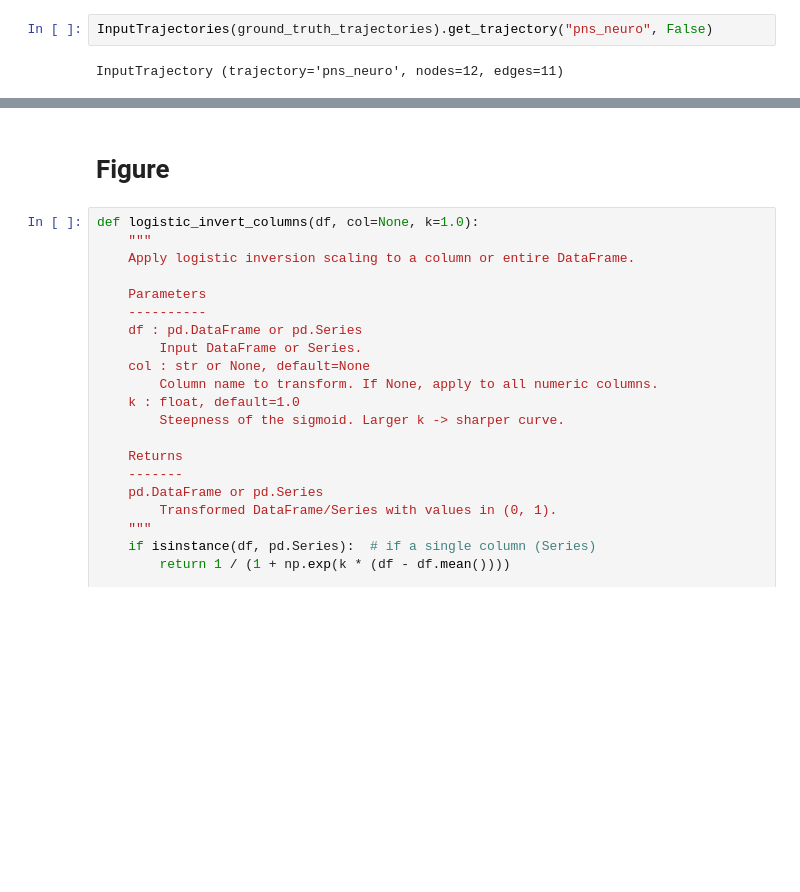
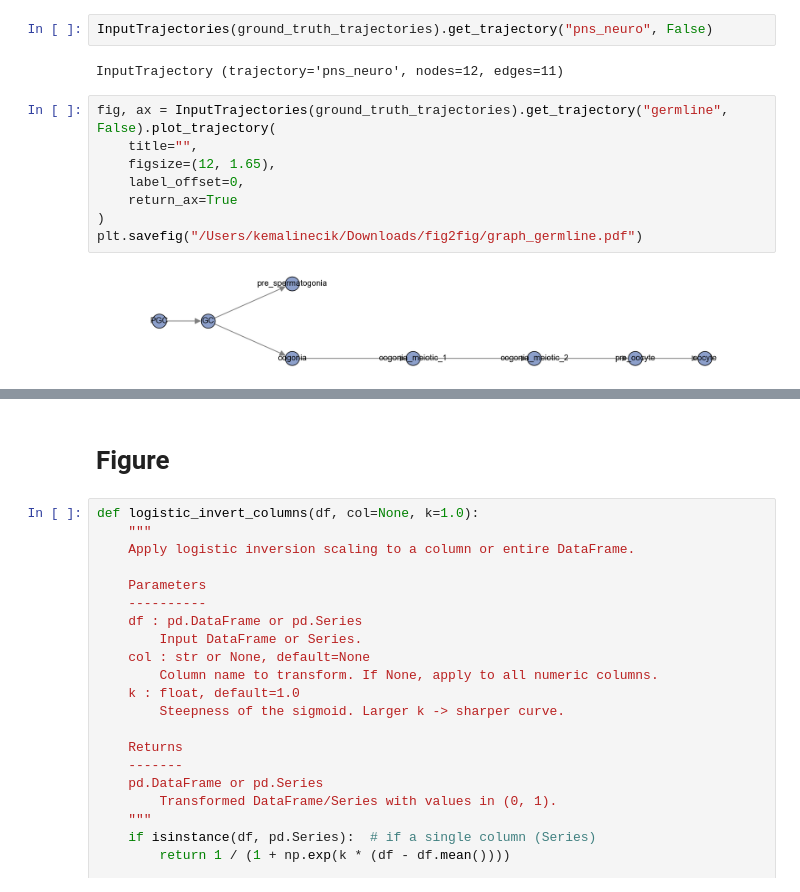
Before and after one commit to theislab/sctram, a Jupyter notebook: reproducibility/local/experiments/sctram_figures_only.ipynb, the cells around one changed output, grey strips where cells are left out. Saved outputs shown, nothing was run; the diff lists cells and outputs as text; blank space fills up the shorter version.

Commit message:
hdca figure updates

```diff
--- a/reproducibility/local/experiments/sctram_figures_only.ipynb
+++ b/reproducibility/local/experiments/sctram_figures_only.ipynb
@@ -103,3 +103,13 @@ InputTrajectory (trajectory='Haem_ref', nodes=57, edges=58)
 InputTrajectories(ground_truth_trajectories).get_trajectory("pns_neuro", False)
 # %% [output]
 InputTrajectory (trajectory='pns_neuro', nodes=12, edges=11)
+# %%
+fig, ax = InputTrajectories(ground_truth_trajectories).get_trajectory("germline", False).plot_trajectory(
+    title="",
+    figsize=(12, 1.65),
+    label_offset=0,
+    return_ax=True
+)
+plt.savefig("/Users/kemalinecik/Downloads/fig2fig/graph_germline.pdf")
+# %% [output]
+[figure, added]
```
Also changed, not shown: parts of 3 cells of this notebook, 2 other files.
